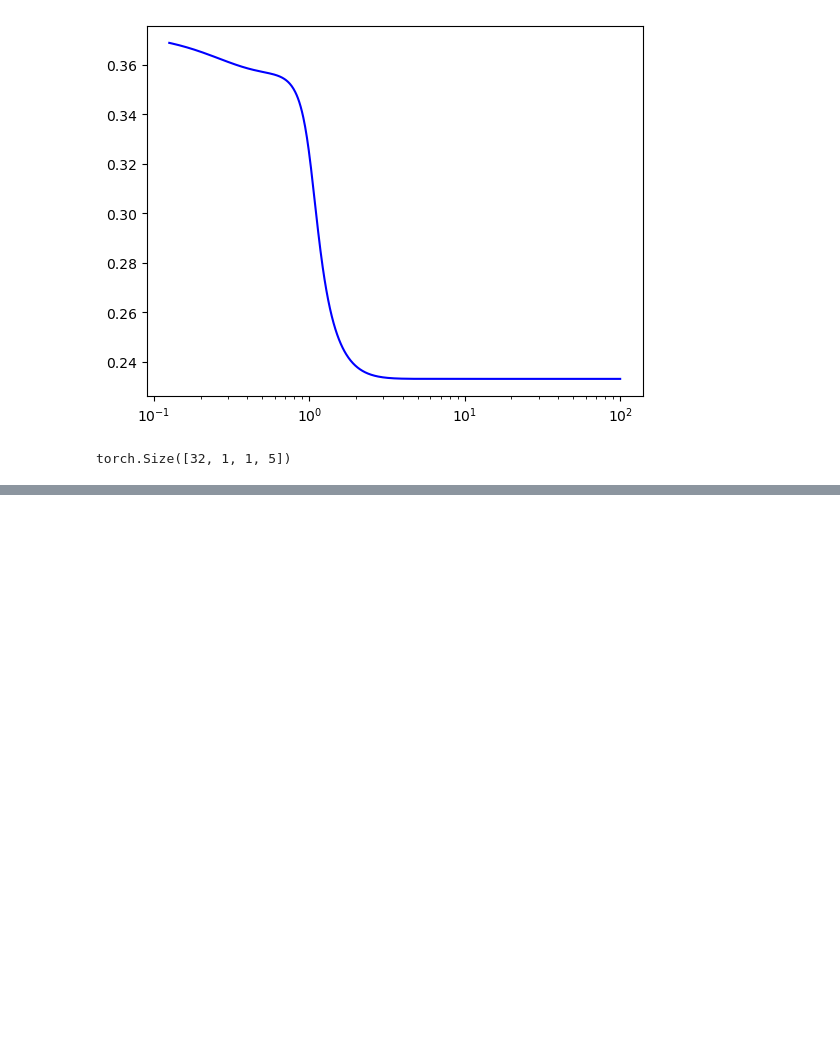
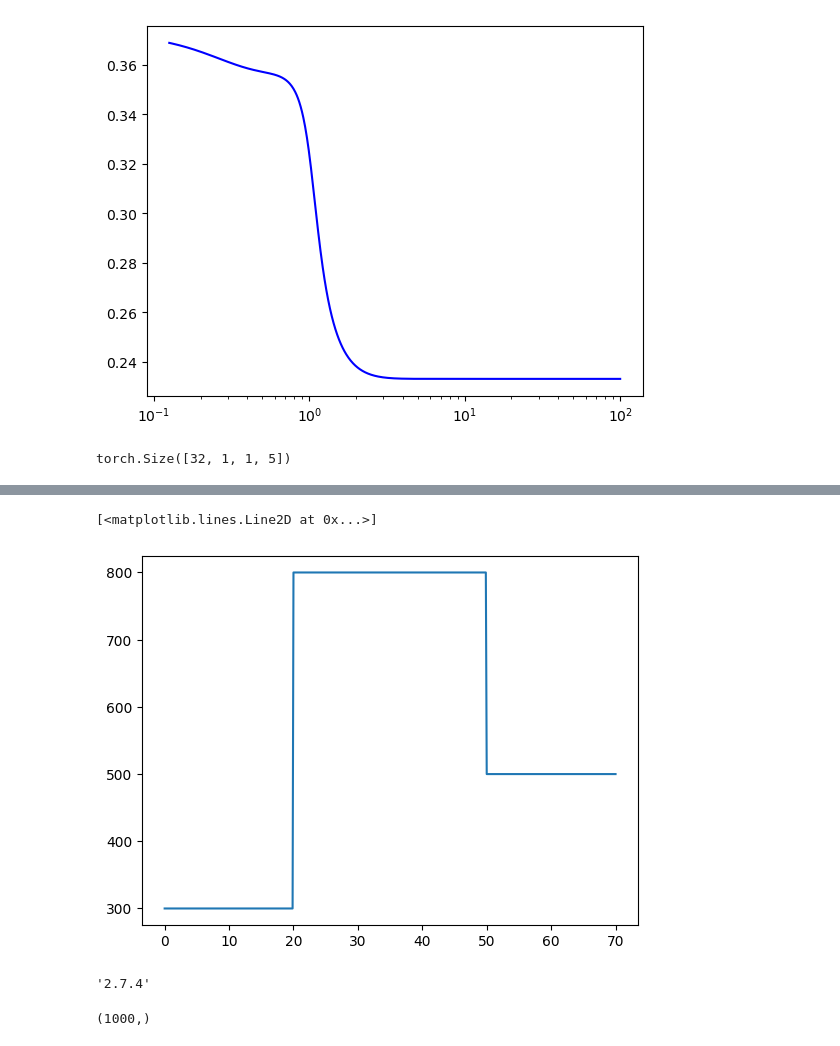
Before and after one commit to erbiaoger/hvsrUNet, a Jupyter notebook: examples/test.ipynb, the cells around one changed output, grey strips where cells are left out. Saved outputs shown, nothing was run; the diff lists cells and outputs as text; code cells hidden in the pictures; blank space fills up the shorter version.

```diff
--- a/examples/test.ipynb
+++ b/examples/test.ipynb
@@ -404,0 +808,6 @@ class MkData():
+# %%
+h = np.linspace(0, depth_end, sampleNum)
+fig, ax = plt.subplots()
+# %% [output]
+[<matplotlib.lines.Line2D at 0x...>]
+[figure, added]
@@ -404,0 +866,9 @@ class MkData():
+# %%
+import tensorflow as tf
+tf.__version__
+# %% [output]
+'2.7.4'
+# %%
+hv.shape
+# %% [output]
+(1000,)
```
Also changed, not shown: parts of 15 cells of this notebook, 18 other files.
